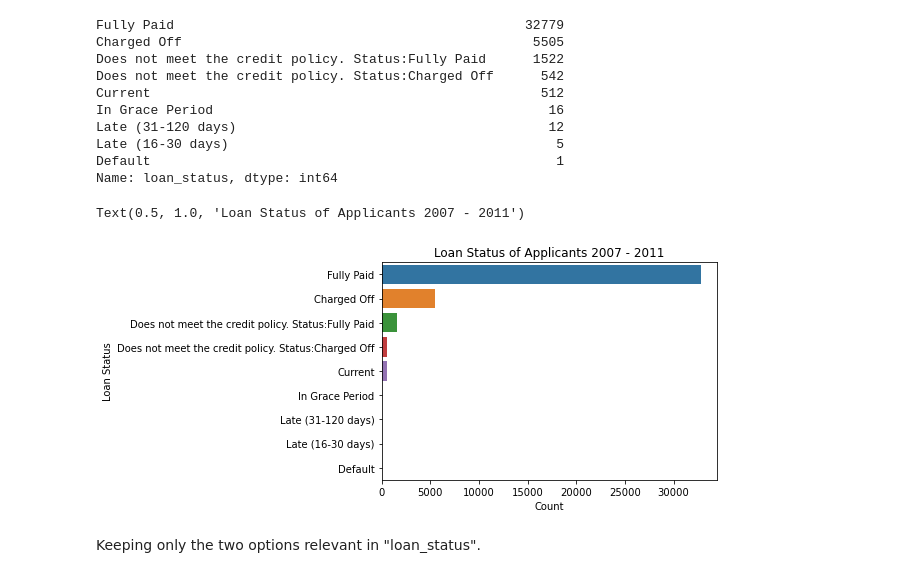
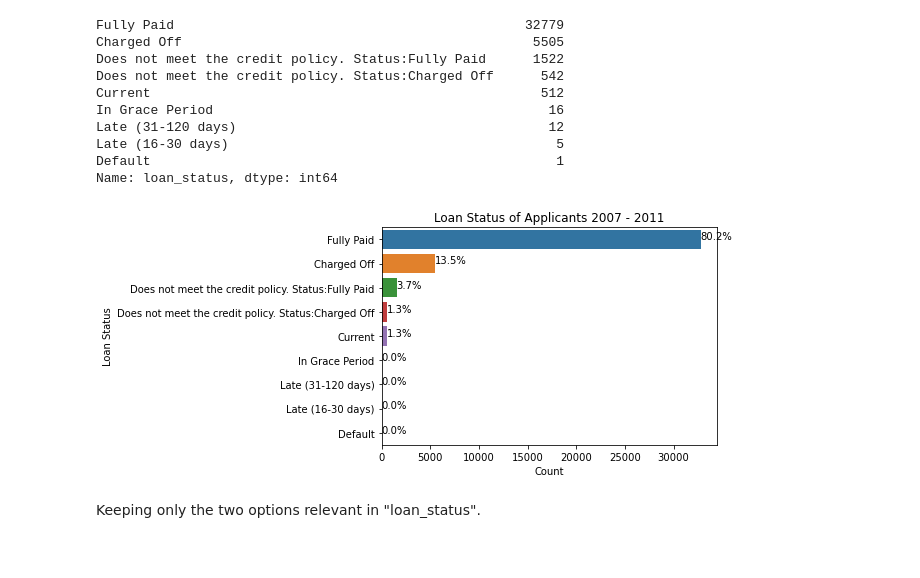
Before and after one commit to stephanieduncan/predicting_defaults_project, a Jupyter notebook: cleaning_script/cleaning_script.ipynb, the cells around one changed output. Drawn from its saved outputs; the diff is of its cells as text; code cells hidden in the pictures.

Commit message:
more analysis plots

```diff
--- a/cleaning_script/cleaning_script.ipynb
+++ b/cleaning_script/cleaning_script.ipynb
@@ -517,12 +517,20 @@ Name: loan_status, dtype: int64
 # %%
 ax = sns.countplot(y = "loan_status", data = loans_data_clean,
                    order = loans_data_clean["loan_status"].value_counts().index)
 plt.xlabel("Count")
 plt.ylabel("Loan Status")
 plt.title("Loan Status of Applicants 2007 - 2011")
+
+total = len(loans_data_clean['loan_status'])
+for p in ax.patches:
+        percentage = '{:.1f}%'.format(100 * p.get_width()/total)
+        x = p.get_x() + p.get_width() + 0.02
+        y = p.get_y() + p.get_height()/2
+        ax.annotate(percentage, (x, y))
+
+plt.show()
 # %% [output]
-Text(0.5, 1.0, 'Loan Status of Applicants 2007 - 2011')
-[figure, old version]
+[figure, new version]
 # %% [markdown]
 Keeping only the two options relevant in "loan_status".
 # %%
```
